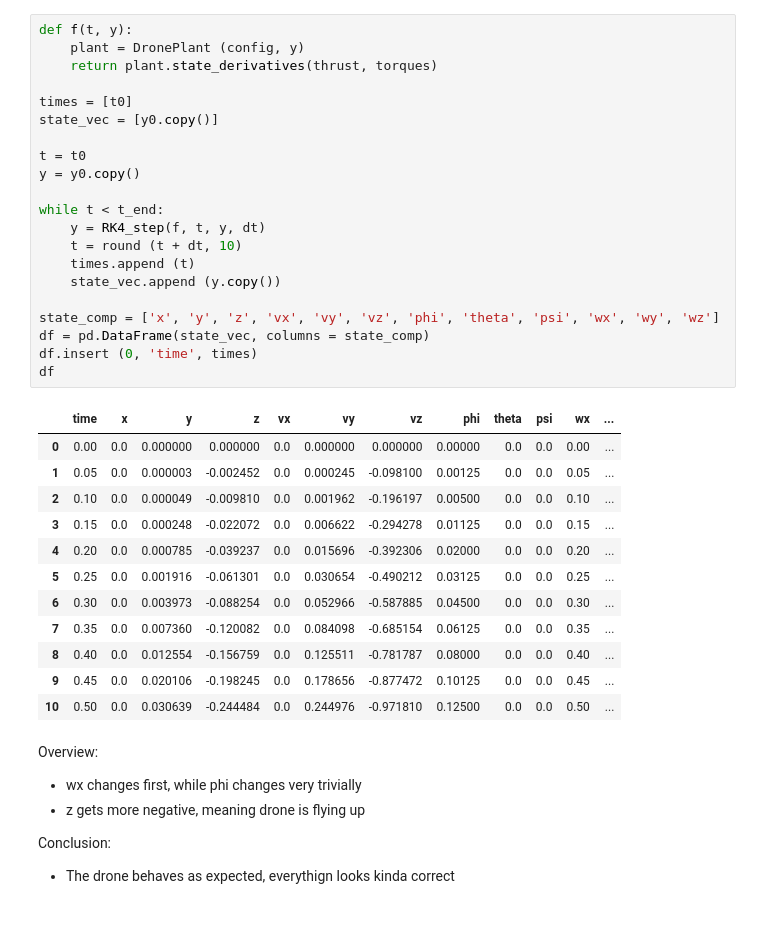
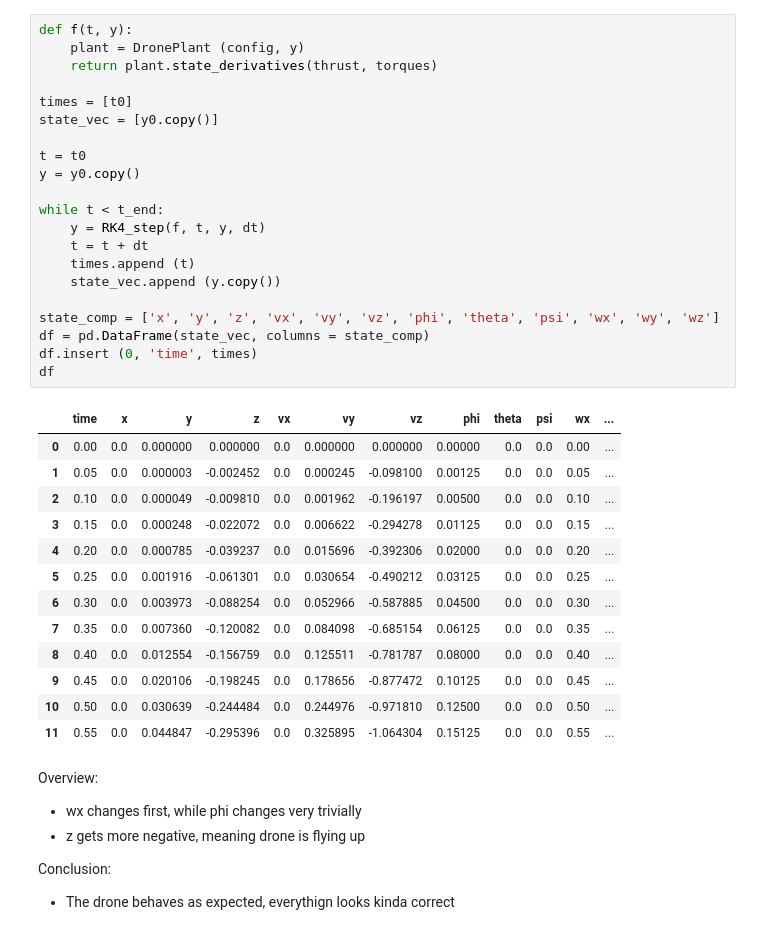
Before and after one commit to RuseaDev/Quadcopter-Simulator, a Jupyter notebook: RK4_testing.ipynb, the cells around one changed output. Cells and saved outputs as stored; diff of their text form.

```diff
--- a/RK4_testing.ipynb
+++ b/RK4_testing.ipynb
@@ -60,34 +61,35 @@ def f(t, y):
     return plant.state_derivatives(thrust, torques)
 
 times = [t0]
 state_vec = [y0.copy()]
 
 t = t0
 y = y0.copy()
 
 while t < t_end:
     y = RK4_step(f, t, y, dt)
-    t = round (t + dt, 10)
+    t = t + dt
     times.append (t)
     state_vec.append (y.copy())
 
 state_comp = ['x', 'y', 'z', 'vx', 'vy', 'vz', 'phi', 'theta', 'psi', 'wx', 'wy', 'wz']
 df = pd.DataFrame(state_vec, columns = state_comp)
 df.insert (0, 'time', times)
 df
 # %% [output]
 |  | time | x | y | z | vx | vy | vz | phi | theta | psi | wx | ... |
 | 0 | 0.00 | 0.0 | 0.000000 | 0.000000 | 0.0 | 0.000000 | 0.000000 | 0.00000 | 0.0 | 0.0 | 0.00 | ... |
 | 1 | 0.05 | 0.0 | 0.000003 | -0.002452 | 0.0 | 0.000245 | -0.098100 | 0.00125 | 0.0 | 0.0 | 0.05 | ... |
 | 2 | 0.10 | 0.0 | 0.000049 | -0.009810 | 0.0 | 0.001962 | -0.196197 | 0.00500 | 0.0 | 0.0 | 0.10 | ... |
 | 3 | 0.15 | 0.0 | 0.000248 | -0.022072 | 0.0 | 0.006622 | -0.294278 | 0.01125 | 0.0 | 0.0 | 0.15 | ... |
 | 4 | 0.20 | 0.0 | 0.000785 | -0.039237 | 0.0 | 0.015696 | -0.392306 | 0.02000 | 0.0 | 0.0 | 0.20 | ... |
 | 5 | 0.25 | 0.0 | 0.001916 | -0.061301 | 0.0 | 0.030654 | -0.490212 | 0.03125 | 0.0 | 0.0 | 0.25 | ... |
 | 6 | 0.30 | 0.0 | 0.003973 | -0.088254 | 0.0 | 0.052966 | -0.587885 | 0.04500 | 0.0 | 0.0 | 0.30 | ... |
 | 7 | 0.35 | 0.0 | 0.007360 | -0.120082 | 0.0 | 0.084098 | -0.685154 | 0.06125 | 0.0 | 0.0 | 0.35 | ... |
 | 8 | 0.40 | 0.0 | 0.012554 | -0.156759 | 0.0 | 0.125511 | -0.781787 | 0.08000 | 0.0 | 0.0 | 0.40 | ... |
 | 9 | 0.45 | 0.0 | 0.020106 | -0.198245 | 0.0 | 0.178656 | -0.877472 | 0.10125 | 0.0 | 0.0 | 0.45 | ... |
 | 10 | 0.50 | 0.0 | 0.030639 | -0.244484 | 0.0 | 0.244976 | -0.971810 | 0.12500 | 0.0 | 0.0 | 0.50 | ... |
+| 11 | 0.55 | 0.0 | 0.044847 | -0.295396 | 0.0 | 0.325895 | -1.064304 | 0.15125 | 0.0 | 0.0 | 0.55 | ... |
 # %% [markdown]
 Overview:
 * wx changes first, while phi changes very trivially
```
Also changed, not shown: parts of 10 cells of this notebook.
